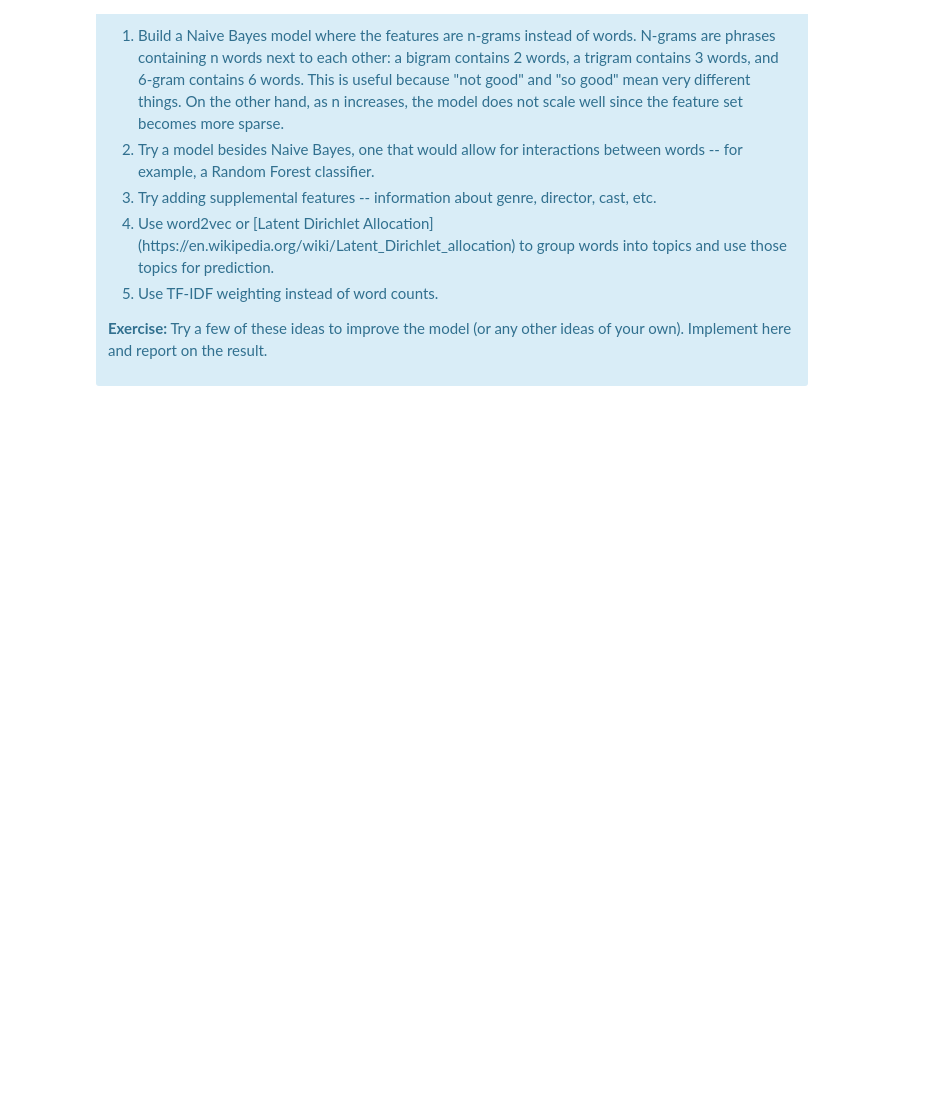
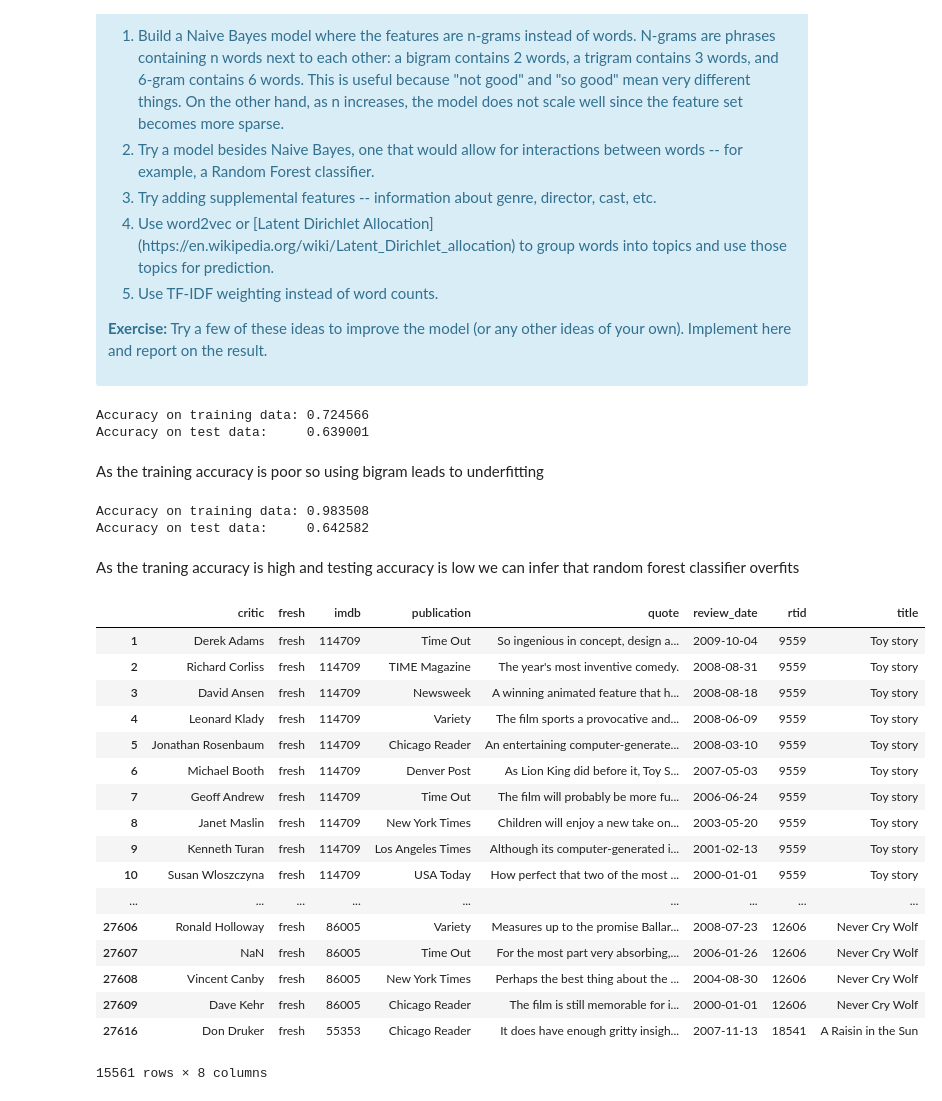
Before and after one commit to agupta98/Machine-Learning, a Jupyter notebook: naive_bayes/Mini_Project_Naive_Bayes.ipynb, the cells around one changed output. Cells and saved outputs as stored; diff of their text form; code cells hidden in the pictures; blank space fills up the shorter version.

```diff
--- a/naive_bayes/Mini_Project_Naive_Bayes.ipynb
+++ b/naive_bayes/Mini_Project_Naive_Bayes.ipynb
@@ -522,0 +654,67 @@ There are several additional things we could try. Try some of these as exercises
+# %%
+# Bigrams
+vectorizer = CountVectorizer(ngram_range=(2,2),min_df=best_min_df)
+X, y = make_xy(critics, vectorizer)
+xtrain=X[mask]
+ytrain=y[mask]
+xtest=X[~mask]
+ytest=y[~mask]
+
+clf = MultinomialNB(alpha=best_alpha).fit(xtrain, ytrain)
+
+#your turn. Print the accuracy on the test and training dataset
+training_accuracy = clf.score(xtrain, ytrain)
+test_accuracy = clf.score(xtest, ytest)
+
+print("Accuracy on training data: {:2f}".format(training_accuracy))
+print("Accuracy on test data:     {:2f}".format(test_accuracy))
+# %% [output]
+Accuracy on training data: 0.724566
+Accuracy on test data:     0.639001
+# %% [markdown]
+As the training accuracy is poor so using bigram leads to underfitting
+# %%
+from sklearn.ensemble import RandomForestClassifier
+
+vectorizer = CountVectorizer(min_df=best_min_df)
+X, y = make_xy(critics, vectorizer)
+xtrain=X[mask]
+ytrain=y[mask]
+xtest=X[~mask]
+ytest=y[~mask]
+
+rf = RandomForestClassifier()
+clf = rf.fit(xtrain,ytrain)
+
+training_accuracy = clf.score(xtrain, ytrain)
+test_accuracy = clf.score(xtest, ytest)
+
+print("Accuracy on training data: {:2f}".format(training_accuracy))
+print("Accuracy on test data:     {:2f}".format(test_accuracy))
+# %% [output]
+Accuracy on training data: 0.983508
+Accuracy on test data:     0.642582
+# %% [markdown]
+As the traning accuracy is high and testing accuracy is low we can infer
+that random forest classifier overfits
+# %%
+critics
+# %% [output]
+|  | critic | fresh | imdb | publication | quote | review_date | rtid | title |
+| 1 | Derek Adams | fresh | 114709 | Time Out | So ingenious in concept, design a... | 2009-10-04 | 9559 | Toy story |
+| 2 | Richard Corliss | fresh | 114709 | TIME Magazine | The year's most inventive comedy. | 2008-08-31 | 9559 | Toy story |
+| 3 | David Ansen | fresh | 114709 | Newsweek | A winning animated feature that h... | 2008-08-18 | 9559 | Toy story |
+| 4 | Leonard Klady | fresh | 114709 | Variety | The film sports a provocative and... | 2008-06-09 | 9559 | Toy story |
+| 5 | Jonathan Rosenbaum | fresh | 114709 | Chicago Reader | An entertaining computer-generate... | 2008-03-10 | 9559 | Toy story |
+| 6 | Michael Booth | fresh | 114709 | Denver Post | As Lion King did before it, Toy S... | 2007-05-03 | 9559 | Toy story |
+| 7 | Geoff Andrew | fresh | 114709 | Time Out | The film will probably be more fu... | 2006-06-24 | 9559 | Toy story |
+| 8 | Janet Maslin | fresh | 114709 | New York Times | Children will enjoy a new take on... | 2003-05-20 | 9559 | Toy story |
+| 9 | Kenneth Turan | fresh | 114709 | Los Angeles Times | Although its computer-generated i... | 2001-02-13 | 9559 | Toy story |
+| 10 | Susan Wloszczyna | fresh | 114709 | USA Today | How perfect that two of the most ... | 2000-01-01 | 9559 | Toy story |
+| ... | ... | ... | ... | ... | ... | ... | ... | ... |
+| 27606 | Ronald Holloway | fresh | 86005 | Variety | Measures up to the promise Ballar... | 2008-07-23 | 12606 | Never Cry Wolf |
+| 27607 | NaN | fresh | 86005 | Time Out | For the most part very absorbing,... | 2006-01-26 | 12606 | Never Cry Wolf |
+| 27608 | Vincent Canby | fresh | 86005 | New York Times | Perhaps the best thing about the ... | 2004-08-30 | 12606 | Never Cry Wolf |
+| 27609 | Dave Kehr | fresh | 86005 | Chicago Reader | The film is still memorable for i... | 2000-01-01 | 12606 | Never Cry Wolf |
+| 27616 | Don Druker | fresh | 55353 | Chicago Reader | It does have enough gritty insigh... | 2007-11-13 | 18541 | A Raisin in the Sun |
+15561 rows × 8 columns
```
Also changed, not shown: parts of 19 cells of this notebook, 2 other files.
